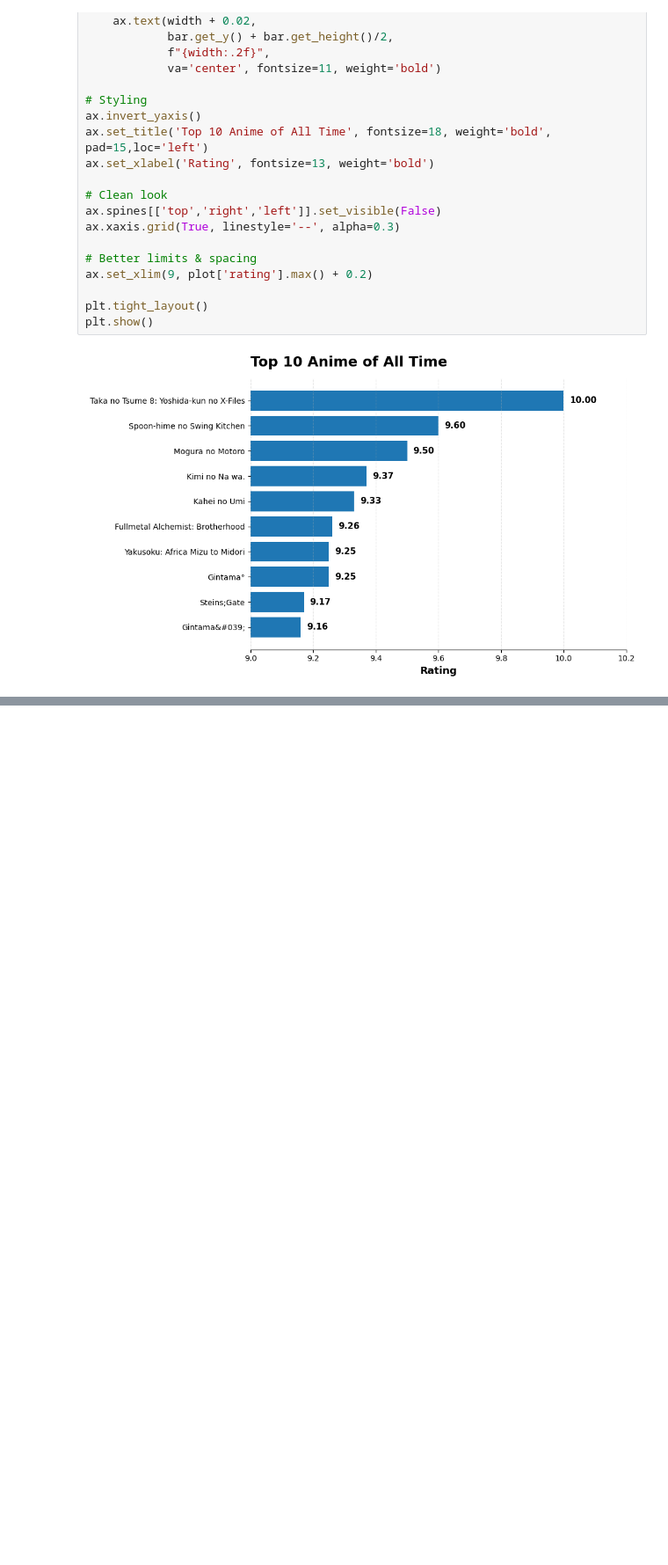
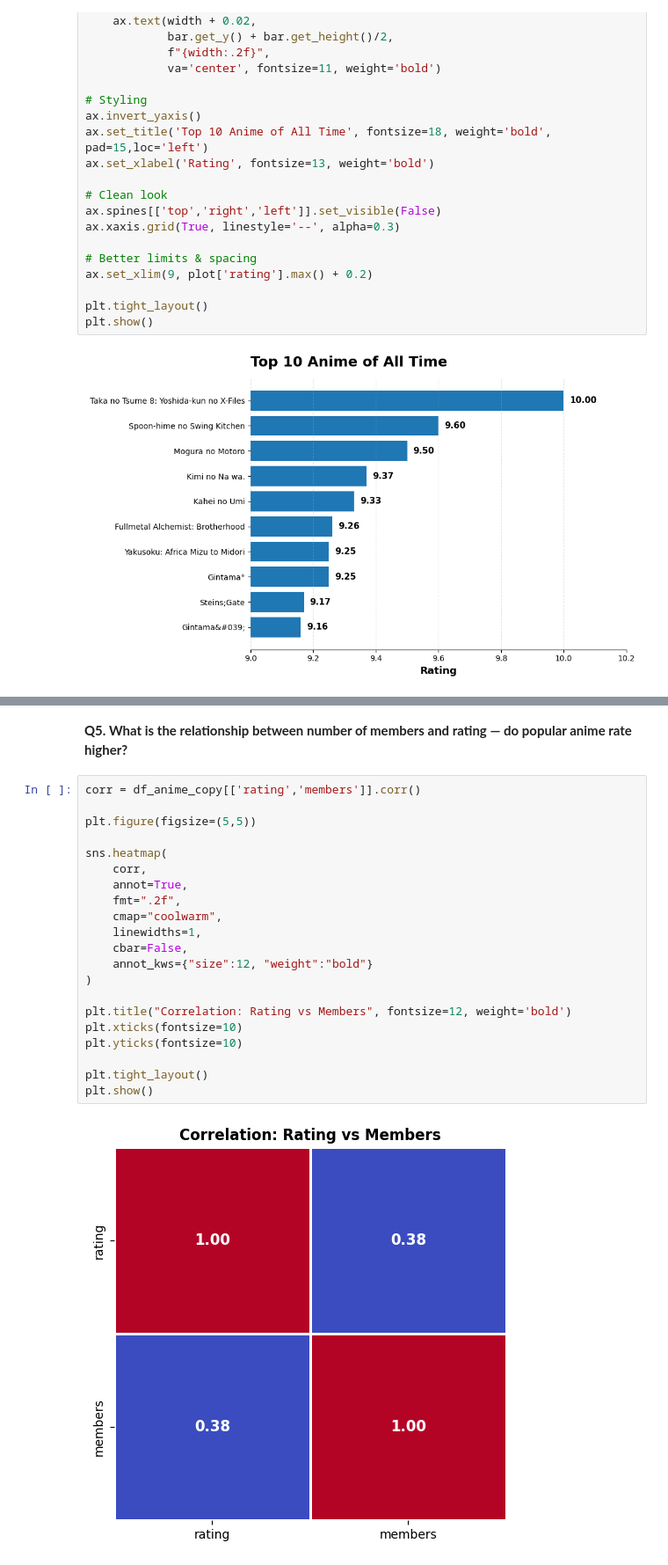
Before and after one commit to Abhaypanchal5/Data-Analytics-Portfolio, a Jupyter notebook: 04_End-To-End-Project/Anime/Notebook/anime.ipynb, the cells around one changed output, grey strips where cells are left out. Shown at 88% size. Saved outputs shown, nothing was run; the diff lists cells and outputs as text; blank space fills up the shorter version.

```diff
--- a/04_End-To-End-Project/Anime/Notebook/anime.ipynb
+++ b/04_End-To-End-Project/Anime/Notebook/anime.ipynb
@@ -251,0 +353,25 @@ plt.show()
+# %% [markdown]
+**Q5. What is the relationship between number of members and rating — do popular anime rate higher?**
+# %%
+corr = df_anime_copy[['rating','members']].corr()
+
+plt.figure(figsize=(5,5))
+
+sns.heatmap(
+    corr,
+    annot=True,
+    fmt=".2f",
+    cmap="coolwarm",
+    linewidths=1,
+    cbar=False,
+    annot_kws={"size":12, "weight":"bold"}
+)
+
+plt.title("Correlation: Rating vs Members", fontsize=12, weight='bold')
+plt.xticks(fontsize=10)
+plt.yticks(fontsize=10)
+
+plt.tight_layout()
+plt.show()
+# %% [output]
+[figure, added]
```
Also changed, not shown: parts of 18 cells of this notebook.
